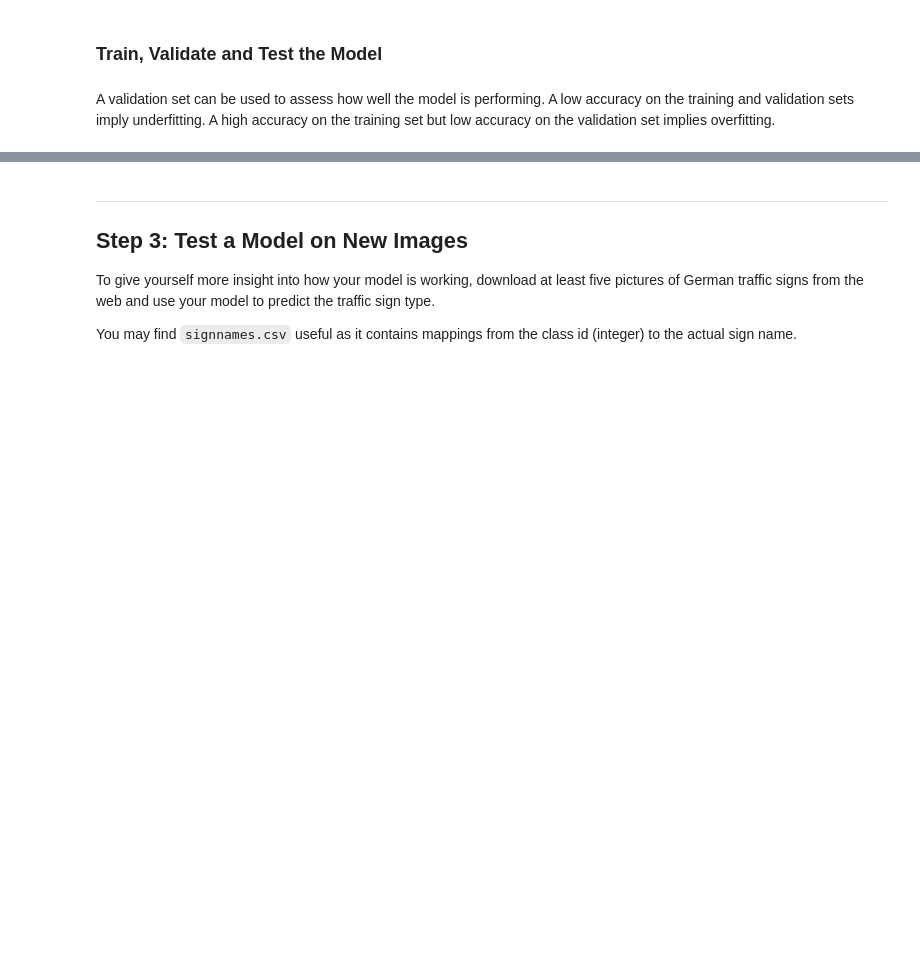
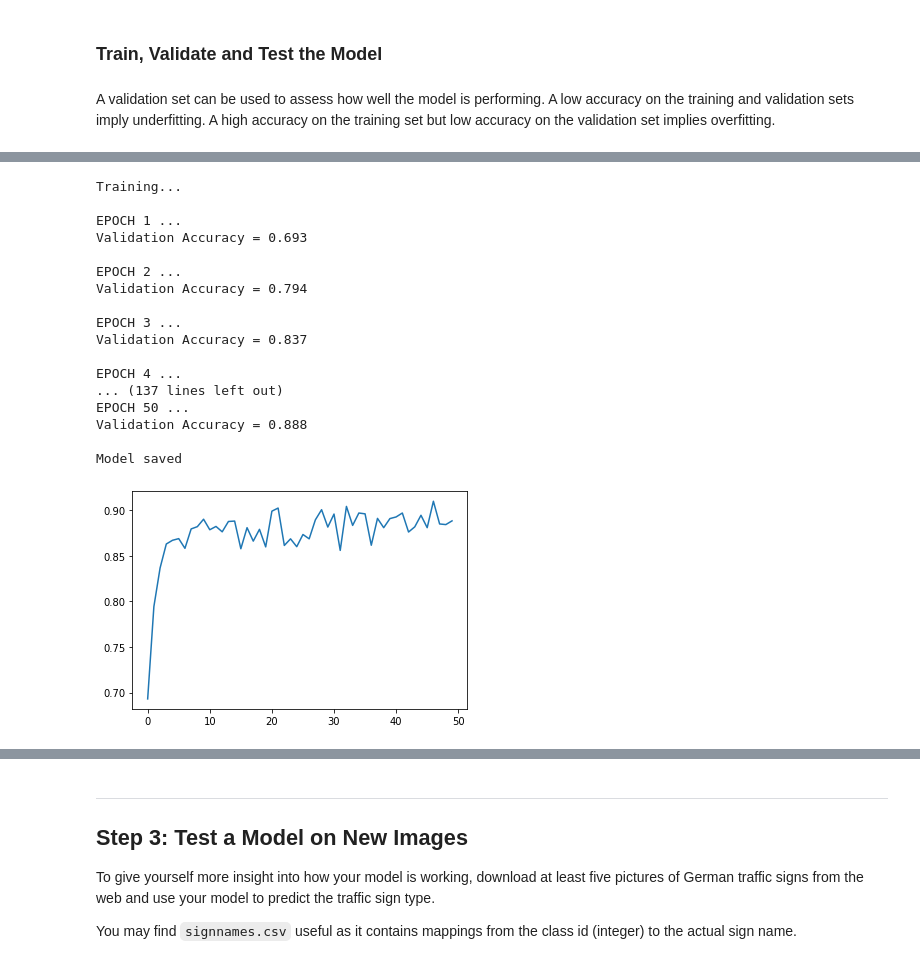
Before and after one commit to chinitaberrio/-Project_3_SDC_nanodegree-, a Jupyter notebook: Traffic_Sign_Classifier.ipynb, the cells around one changed output, grey strips where cells are left out. Drawn from its saved outputs; the diff is of its cells as text; code cells hidden in the pictures; blank space fills up the shorter version.

Commit message:
accuracy 0.888 inception model

```diff
--- a/Traffic_Sign_Classifier.ipynb
+++ b/Traffic_Sign_Classifier.ipynb
@@ -234,5 +257,9 @@ print (np.mean(X_valid))
 
 import tensorflow as tf
 
-EPOCHS = 10
-BATCH_SIZE = 128
+# I set the epochs to 50
+EPOCHS = 50
+# Batch size was set to 100 samples
+BATCH_SIZE = 100
+# I set the dropout to 20% because it's implemented in to the first convolutional layer
+DROPOUT = 0.2
@@ -309,14 +367,18 @@ sets imply underfitting. A high accuracy on the training set but low accuracy on
 ### Feel free to use as many code cells as needed.
 
 # Placeholder for features and labels
-x = tf.placeholder(tf.float32, (None, 32, 32, 3))
+x = tf.placeholder(tf.float32, (None, 32, 32, 1))
 y = tf.placeholder(tf.int32, (None))
 one_hot_y = tf.one_hot(y, 43)
+keep_prob = tf.placeholder(tf.float32)
 
 #Training/validation parameters
 rate = 0.001
-logits = LeNet(x)
+logits = LeNet_modified(x)
+
 cross_entropy = tf.nn.softmax_cross_entropy_with_logits(labels=one_hot_y, logits=logits)
 loss_operation = tf.reduce_mean(cross_entropy)
+# Adam learns the fastes, Adam is more stable than the other optimizers,
+# it doesn’t suffer any major decreases in accuracy.
 optimizer = tf.train.AdamOptimizer(learning_rate = rate)
 training_operation = optimizer.minimize(loss_operation)
@@ -332,31 +410,58 @@ def evaluate(X_data, y_data):
     sess = tf.get_default_session()
     for offset in range(0, num_examples, BATCH_SIZE):
         batch_x, batch_y = X_data[offset:offset+BATCH_SIZE], y_data[offset:offset+BATCH_SIZE]
-        accuracy = sess.run(accuracy_operation, feed_dict={x: batch_x, y: batch_y})
+        accuracy = sess.run(accuracy_operation, feed_dict={x: batch_x, y: batch_y, keep_prob: 1.0})
         total_accuracy += (accuracy * len(batch_x))
     return total_accuracy / num_examples
 # %%
+from sklearn.utils import shuffle
+
+accuracies_epoch =[]
 # Training the model
 with tf.Session() as sess:
     sess.run(tf.global_variables_initializer())
-    num_examples = len(X_train)
+    num_examples = len(X_train_norm)
 
     print("Training...")
     print()
     for i in range(EPOCHS):
-        X_train, y_train = shuffle(X_train, y_train)
+        X_train_norm, y_train = shuffle(X_train_norm, y_train)
         for offset in range(0, num_examples, BATCH_SIZE):
             end = offset + BATCH_SIZE
-            batch_x, batch_y = X_train[offset:end], y_train[offset:end]
-            sess.run(training_operation, feed_dict={x: batch_x, y: batch_y})
+            batch_x, batch_y = X_train_norm[offset:end], y_train[offset:end]
+            sess.run(training_operation, feed_dict={x: batch_x, y: batch_y, keep_prob: DROPOUT})
 
-        validation_accuracy = evaluate(X_valid, y_valid)
+        validation_accuracy = evaluate(X_valid_norm, y_valid)
+        accuracies_epoch.append(validation_accuracy)
         print("EPOCH {} ...".format(i+1))
         print("Validation Accuracy = {:.3f}".format(validation_accuracy))
         print()
 
+    #showing the accuracies over the training
+    plt.plot(range(EPOCHS),accuracies_epoch)
+    plt.show
+
     saver.save(sess, './lenet')
     print("Model saved")
+# %% [output]
+Training...
+
+EPOCH 1 ...
+Validation Accuracy = 0.693
+
+EPOCH 2 ...
+Validation Accuracy = 0.794
+
+EPOCH 3 ...
+Validation Accuracy = 0.837
+
+EPOCH 4 ...
+... (137 lines left out)
+EPOCH 50 ...
+Validation Accuracy = 0.888
+
+Model saved
+[figure, added]
 # %%
 # evaluating the model
 with tf.Session() as sess:
```
Also changed, not shown: parts of 15 cells of this notebook, 12 other files.
